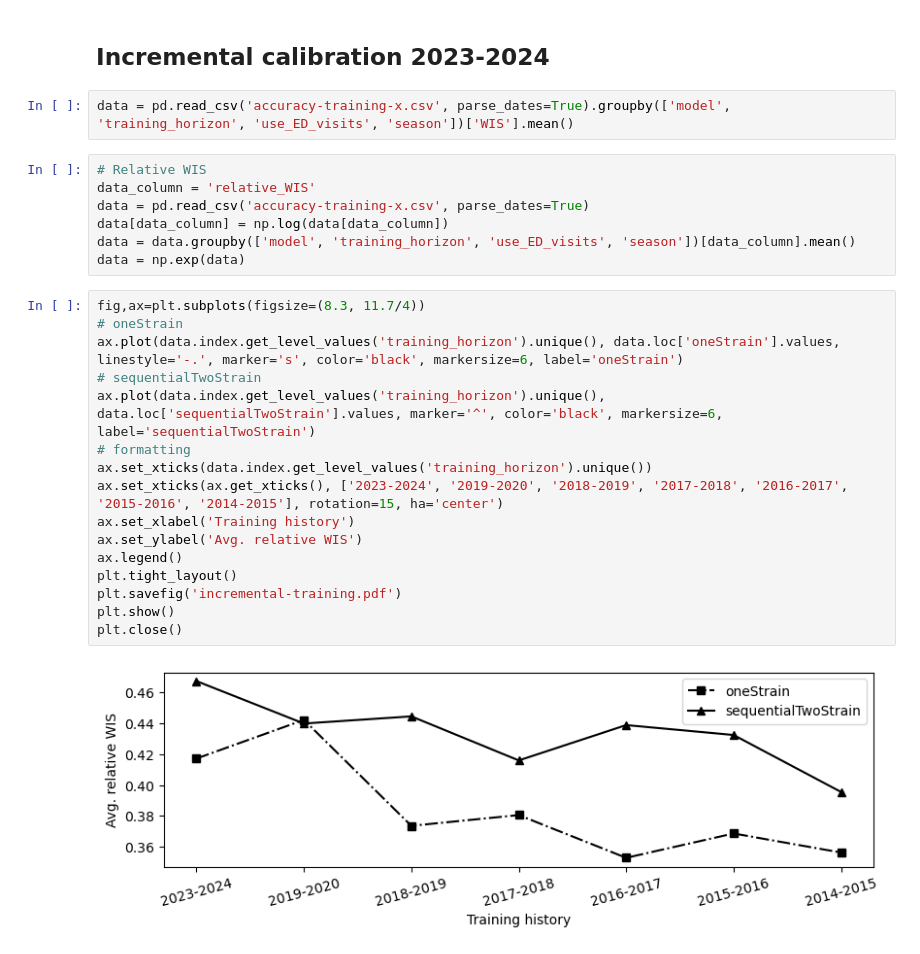
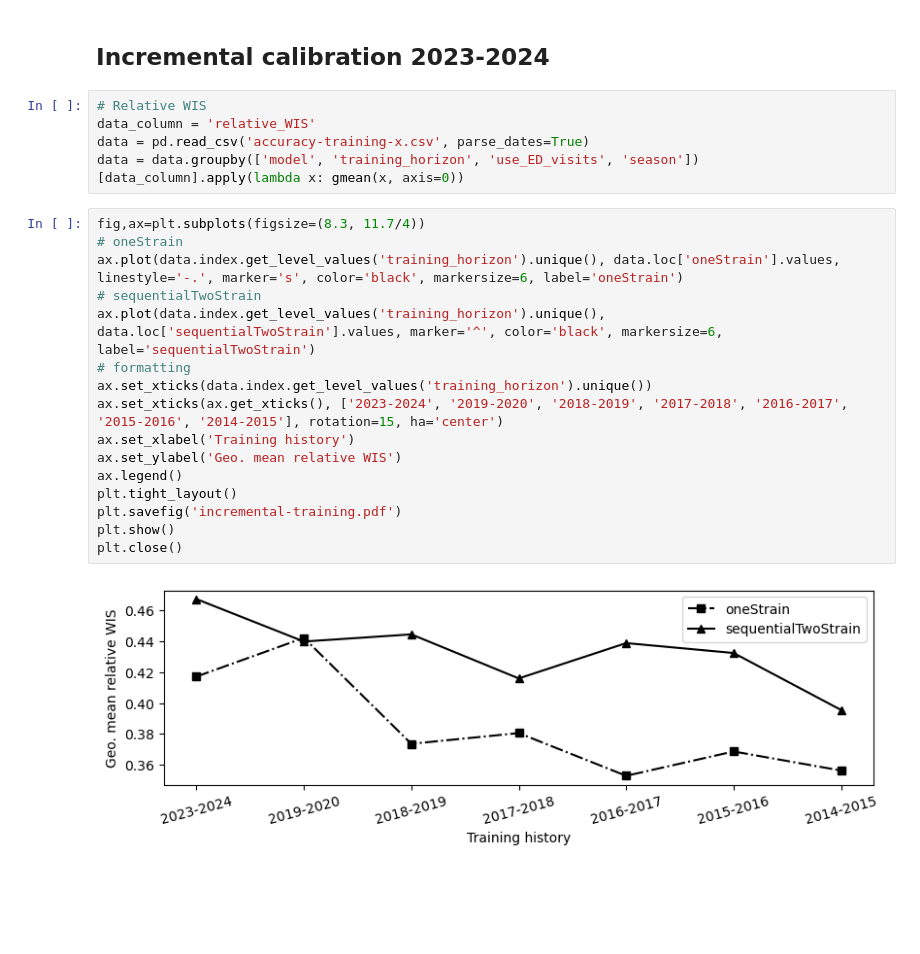
Before and after one commit to twallema/influenza-USA, a Jupyter notebook: scripts/NC_forecasts/manuscript/accuracy/visualise_accuracy.ipynb, the cells around one changed output. Drawn from its saved outputs; the diff is of its cells as text; blank space fills up the shorter version.

```diff
--- a/scripts/NC_forecasts/manuscript/accuracy/visualise_accuracy.ipynb
+++ b/scripts/NC_forecasts/manuscript/accuracy/visualise_accuracy.ipynb
@@ -35,29 +41,25 @@ Name: WIS, dtype: float64
 # %% [markdown]
 ## Incremental calibration 2023-2024
-# %%
-data = pd.read_csv('accuracy-training-x.csv', parse_dates=True).groupby(['model', 'training_horizon', 'use_ED_visits', 'season'])['WIS'].mean()
 # %%
 # Relative WIS
 data_column = 'relative_WIS'
 data = pd.read_csv('accuracy-training-x.csv', parse_dates=True)
-data[data_column] = np.log(data[data_column])
-data = data.groupby(['model', 'training_horizon', 'use_ED_visits', 'season'])[data_column].mean()
-data = np.exp(data)
+data = data.groupby(['model', 'training_horizon', 'use_ED_visits', 'season'])[data_column].apply(lambda x: gmean(x, axis=0))
 # %%
 fig,ax=plt.subplots(figsize=(8.3, 11.7/4))
 # oneStrain
 ax.plot(data.index.get_level_values('training_horizon').unique(), data.loc['oneStrain'].values, linestyle='-.', marker='s', color='black', markersize=6, label='oneStrain')
 # sequentialTwoStrain
 ax.plot(data.index.get_level_values('training_horizon').unique(), data.loc['sequentialTwoStrain'].values, marker='^', color='black', markersize=6, label='sequentialTwoStrain')
 # formatting
 ax.set_xticks(data.index.get_level_values('training_horizon').unique())
 ax.set_xticks(ax.get_xticks(), ['2023-2024', '2019-2020', '2018-2019', '2017-2018', '2016-2017', '2015-2016', '2014-2015'], rotation=15, ha='center')
 ax.set_xlabel('Training history')
-ax.set_ylabel('Avg. relative WIS')
+ax.set_ylabel('Geo. mean relative WIS')
 ax.legend()
 plt.tight_layout()
 plt.savefig('incremental-training.pdf')
 plt.show()
 plt.close()
 # %% [output]
-[figure, old version]
+[figure, new version]
```
Also changed, not shown: parts of 2 cells of this notebook, 3 other files.
